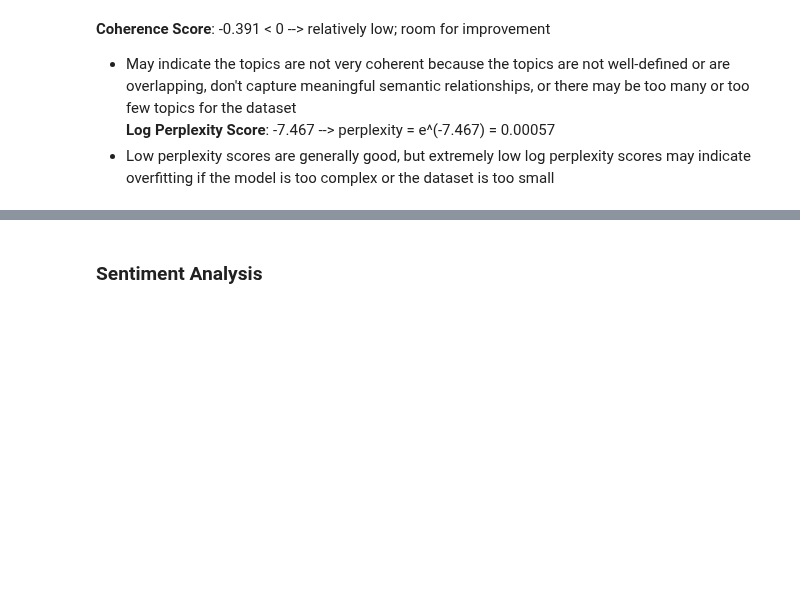
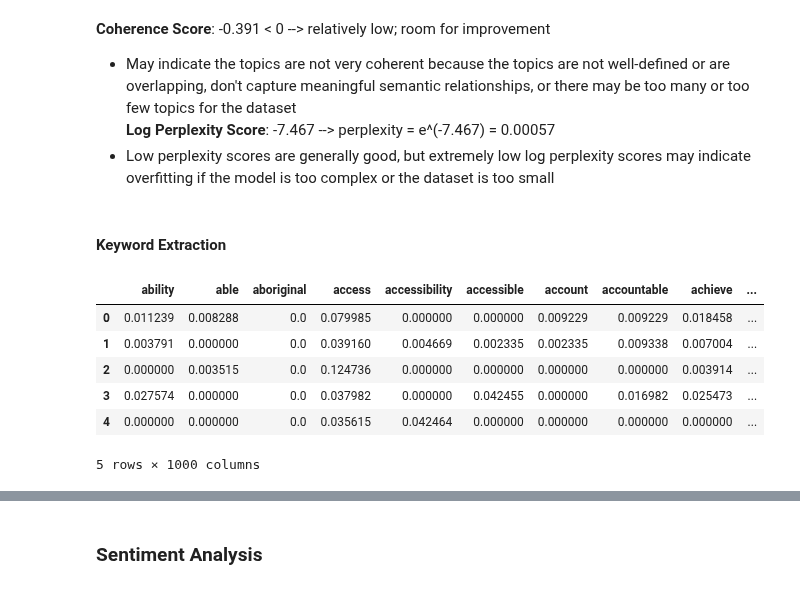
Before and after one commit to heiditam/SDOH_transportation, a Jupyter notebook: sdoh.ipynb, the cells around one changed output, grey strips where cells are left out. Saved outputs shown, nothing was run; the diff lists cells and outputs as text; code cells hidden in the pictures; blank space fills up the shorter version.

```diff
--- a/sdoh.ipynb
+++ b/sdoh.ipynb
@@ -384,3 +397,5 @@ Perplexity Score: -7.467417627000969
 * May indicate the topics are not very coherent because the topics are not well-defined or are overlapping, don't capture meaningful semantic relationships, or there may be too many or too few topics for the dataset<br>
 **Log Perplexity Score**: -7.467 --> perplexity = e^(-7.467) = 0.00057
 * Low perplexity scores are generally good, but extremely low log perplexity scores may indicate overfitting if the model is too complex or the dataset is too small
+# %% [markdown]
+#### Keyword Extraction
@@ -386,0 +406,15 @@ Perplexity Score: -7.467417627000969
+# %%
+# TF-IDF
+# initialize TF-IDF vectorizer
+vectorizer = TfidfVectorizer(max_features=1_000)
+tfidf_matrix = vectorizer.fit_transform(all_docs)
+tfidf_df = pd.DataFrame(tfidf_matrix.toarray(), columns=vectorizer.get_feature_names_out())
+tfidf_df.head()
+# %% [output]
+|  | ability | able | aboriginal | access | accessibility | accessible | account | accountable | achieve | ... |
+| 0 | 0.011239 | 0.008288 | 0.0 | 0.079985 | 0.000000 | 0.000000 | 0.009229 | 0.009229 | 0.018458 | ... |
+| 1 | 0.003791 | 0.000000 | 0.0 | 0.039160 | 0.004669 | 0.002335 | 0.002335 | 0.009338 | 0.007004 | ... |
+| 2 | 0.000000 | 0.003515 | 0.0 | 0.124736 | 0.000000 | 0.000000 | 0.000000 | 0.000000 | 0.003914 | ... |
+| 3 | 0.027574 | 0.000000 | 0.0 | 0.037982 | 0.000000 | 0.042455 | 0.000000 | 0.016982 | 0.025473 | ... |
+| 4 | 0.000000 | 0.000000 | 0.0 | 0.035615 | 0.042464 | 0.000000 | 0.000000 | 0.000000 | 0.000000 | ... |
+5 rows × 1000 columns
```
Also changed, not shown: parts of 21 cells of this notebook, 8 other files.
